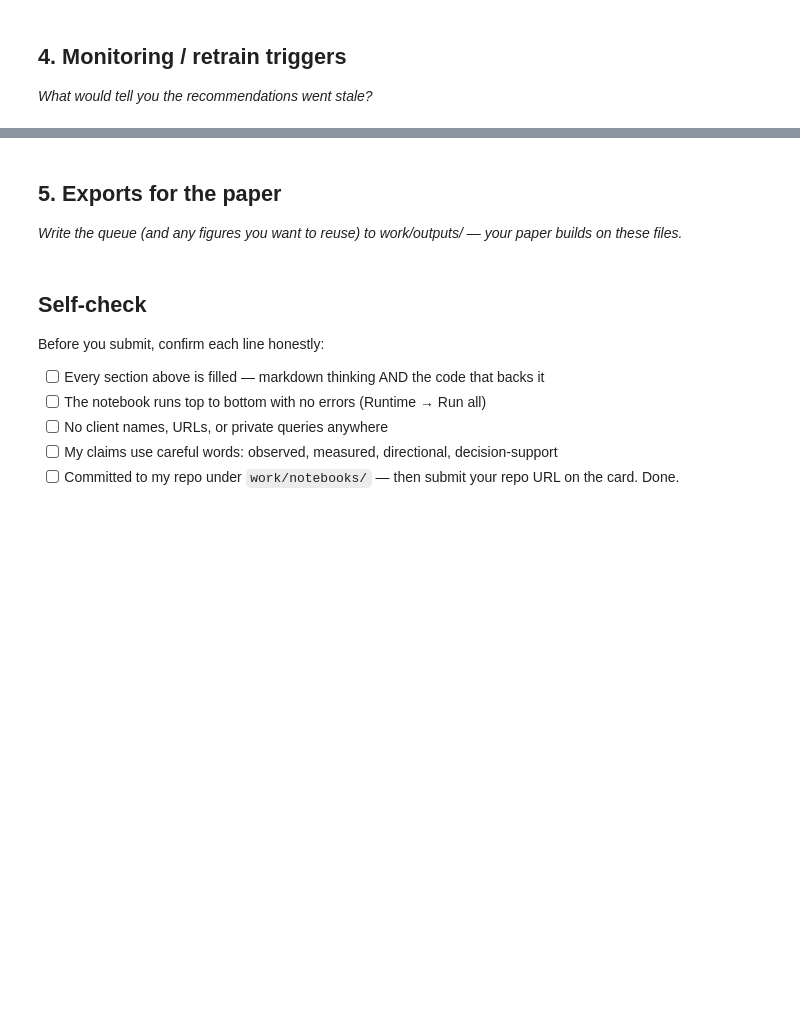
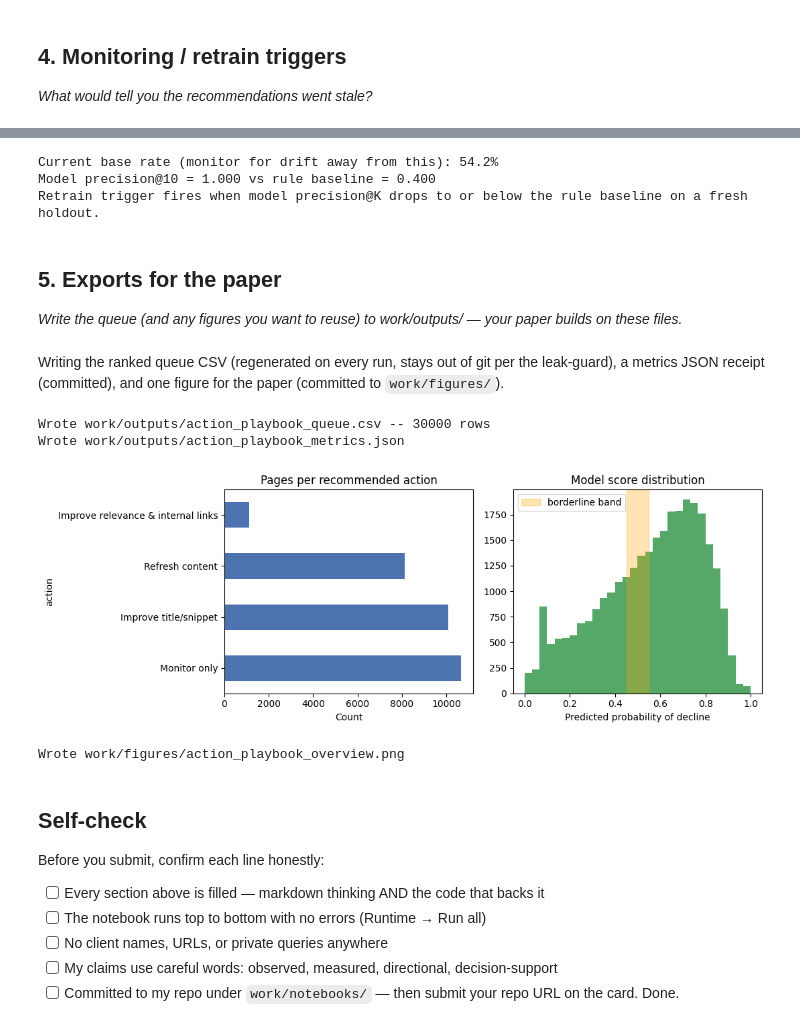
Before and after one commit to MuhammadAhmadIshtiaq/ml-internship-muhammadahmadishtiaq, a Jupyter notebook: work/notebooks/w07_action_playbook.ipynb, the cells around one changed output, grey strips where cells are left out. Saved outputs shown, nothing was run; the diff lists cells and outputs as text; code cells hidden in the pictures; blank space fills up the shorter version.

```diff
--- a/work/notebooks/w07_action_playbook.ipynb
+++ b/work/notebooks/w07_action_playbook.ipynb
@@ -37,3 +214,25 @@ This skeleton is yours to fill. Work the sections **in order** — each one has
+# %%
+# This cell is for CODE (numbers, a query, a check).
+# Write your text answer in the cell ABOVE this one — typing sentences here breaks Run All.
+
+current_base_rate = y.mean()
+print(f"Current base rate (monitor for drift away from this): {current_base_rate:.1%}")
+
+# Retrain trigger check: does the model still beat the rule baseline on THIS split's numbers?
+def precision_at_k(scores, labels, k):
+    order = np.argsort(-np.asarray(scores))
+    return np.asarray(labels)[order[:k]].mean()
+
+test_scores = model.predict_proba(X.iloc[test_idx])[:, 1]
+y_test = y.iloc[test_idx]
+model_p10 = precision_at_k(test_scores, y_test, 10)
+rule_p10 = 0.400  # from ML-08's re-run of the Week-4 rule on the same grouped test set
+print(f"Model precision@10 = {model_p10:.3f} vs rule baseline = {rule_p10:.3f}")
+print("Retrain trigger fires when model precision@K drops to or below the rule baseline on a fresh holdout.")
+# %% [output]
+Current base rate (monitor for drift away from this): 54.2%
+Model precision@10 = 1.000 vs rule baseline = 0.400
+Retrain trigger fires when model precision@K drops to or below the rule baseline on a fresh holdout.
 # %% [markdown]
 ## 5. Exports for the paper
 
@@ -44,3 +240,58 @@ This skeleton is yours to fill. Work the sections **in order** — each one has
+# %% [markdown]
+Writing the ranked queue CSV (regenerated on every run, stays out of git per the leak-guard), a metrics JSON receipt (committed), and one figure for the paper (committed to `work/figures/`).
+# %%
+# This cell is for CODE (numbers, a query, a check).
+# Write your text answer in the cell ABOVE this one — typing sentences here breaks Run All.
+
+import os
+import json
+import matplotlib.pyplot as plt
+
+os.makedirs("work/outputs", exist_ok=True)
+os.makedirs("work/figures", exist_ok=True)
+
+# --- 1. the ranked queue CSV (gitignored by design, regenerated each run) ---
+queue.to_csv("work/outputs/action_playbook_queue.csv", index=False)
+print("Wrote work/outputs/action_playbook_queue.csv --", len(queue), "rows")
+
+# --- 2. metrics JSON receipt (committed -- the paper's numbers trace back to this) ---
+playbook_metrics = {
+    "model": "logistic_regression",
+    "n_total_rows": int(len(queue)),
+    "n_test_rows": int(len(test_idx)),
+    "n_test_clients": int(n_test_clients),
+    "base_rate": float(current_base_rate),
+    "model_precision_at_10": float(model_p10),
+    "rule_baseline_precision_at_10": float(rule_p10),
+    "action_distribution": queue["action"].value_counts().to_dict(),
+    "borderline_band_share": float(len(borderline) / len(queue)),
+}
+with open("work/outputs/action_playbook_metrics.json", "w") as f:
+    json.dump(playbook_metrics, f, indent=2)
+print("Wrote work/outputs/action_playbook_metrics.json")
+
+# --- 3. one figure for the paper: action distribution + score histogram ---
+fig, axes = plt.subplots(1, 2, figsize=(11, 4))
+
+queue["action"].value_counts().plot(kind="barh", ax=axes[0], color="#4C72B0")
+axes[0].set_title("Pages per recommended action")
+axes[0].set_xlabel("Count")
+
+axes[1].hist(queue["score"], bins=30, color="#55A868")
+axes[1].axvspan(0.45, 0.55, color="orange", alpha=0.3, label="borderline band")
+axes[1].set_title("Model score distribution")
+axes[1].set_xlabel("Predicted probability of decline")
+axes[1].legend()
+
+plt.tight_layout()
+plt.savefig("work/figures/action_playbook_overview.png", dpi=150)
+plt.show()
+print("\nWrote work/figures/action_playbook_overview.png")
+# %% [output]
+Wrote work/outputs/action_playbook_queue.csv -- 30000 rows
+Wrote work/outputs/action_playbook_metrics.json
+[figure, added]
+Wrote work/figures/action_playbook_overview.png
 # %% [markdown]
 ## Self-check
 
```
Also changed, not shown: parts of 12 cells of this notebook.
